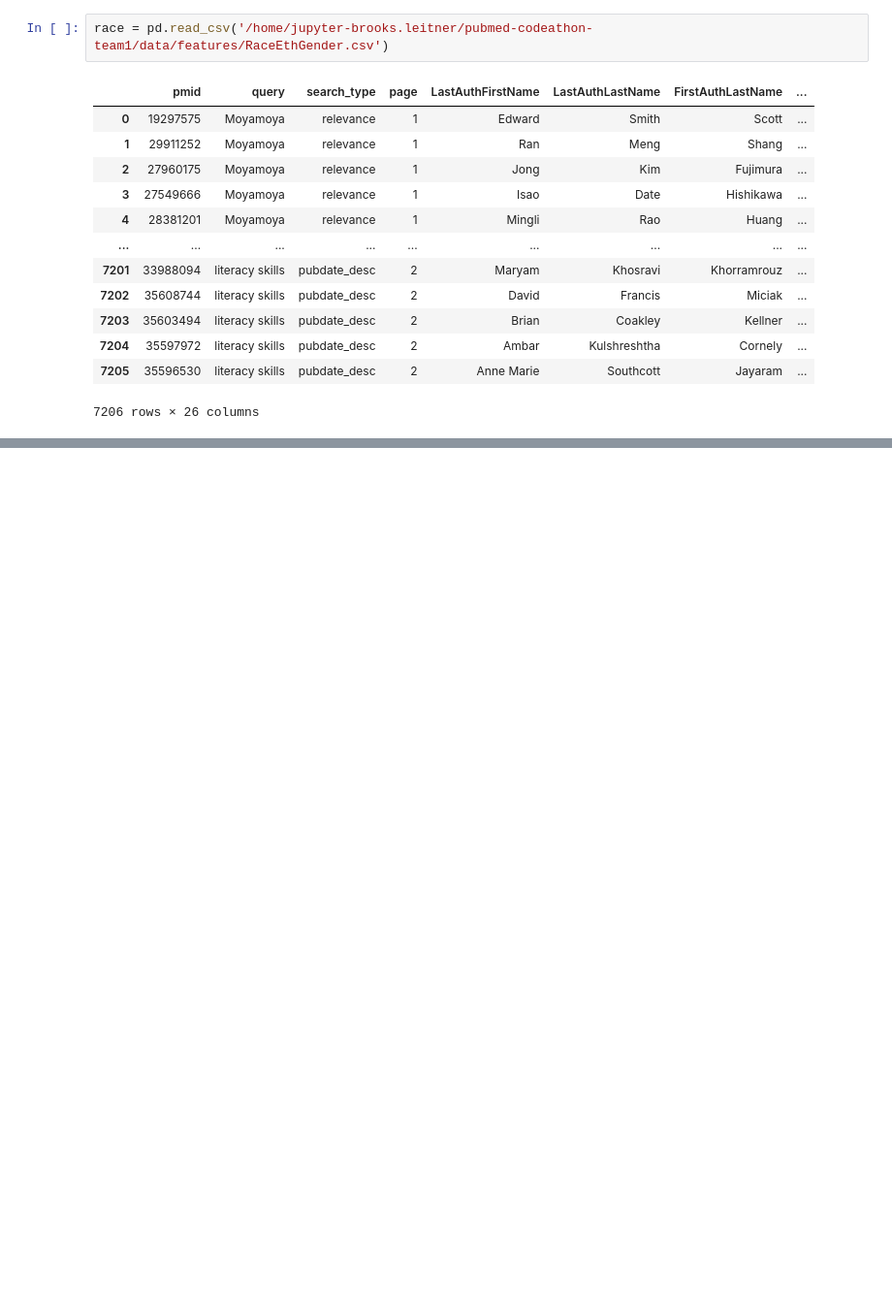
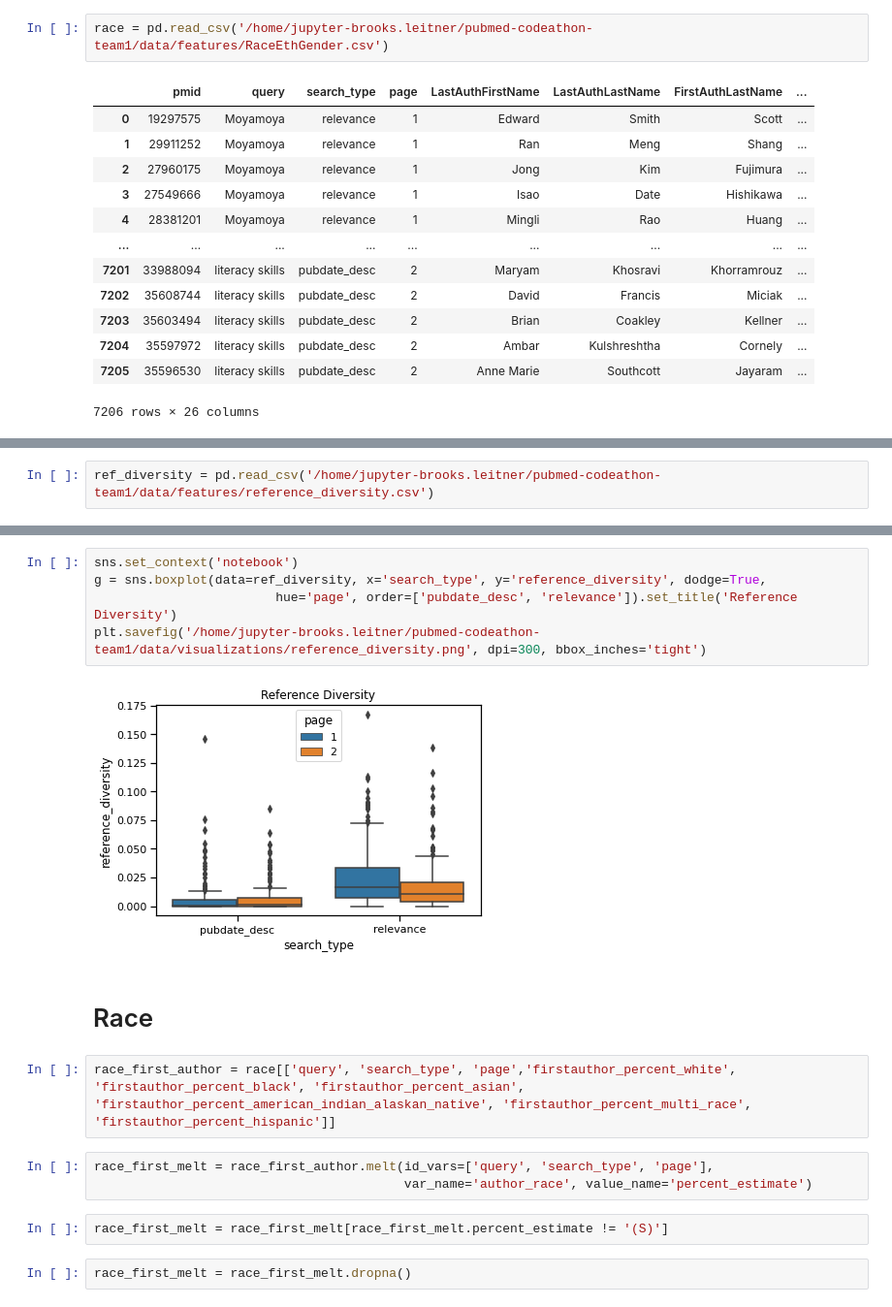
Before and after one commit to NCBI-Codeathons/pubmed-codeathon-team1, a Jupyter notebook: notebooks/data_visualizations_bl.ipynb, the cells around one changed output, grey strips where cells are left out. Shown at 97% size. Saved outputs shown, nothing was run; the diff lists cells and outputs as text; blank space fills up the shorter version.

Commit message:
add reference diversity figure

```diff
--- a/notebooks/data_visualizations_bl.ipynb
+++ b/notebooks/data_visualizations_bl.ipynb
@@ -397,0 +337,2 @@ race_first_melt['percent_estimate'] = numeric_list
+# %%
+ref_diversity = pd.read_csv('/home/jupyter-brooks.leitner/pubmed-codeathon-team1/data/features/reference_diversity.csv')
@@ -397,0 +351,18 @@ race_first_melt['percent_estimate'] = numeric_list
+# %%
+sns.set_context('notebook')
+g = sns.boxplot(data=ref_diversity, x='search_type', y='reference_diversity', dodge=True,
+                        hue='page', order=['pubdate_desc', 'relevance']).set_title('Reference Diversity')
+plt.savefig('/home/jupyter-brooks.leitner/pubmed-codeathon-team1/data/visualizations/reference_diversity.png', dpi=300, bbox_inches='tight')
+# %% [output]
+[figure, added]
+# %% [markdown]
+# Race
+# %%
+race_first_author = race[['query', 'search_type', 'page','firstauthor_percent_white', 'firstauthor_percent_black', 'firstauthor_percent_asian', 'firstauthor_percent_american_indian_alaskan_native', 'firstauthor_percent_multi_race', 'firstauthor_percent_hispanic']]
+# %%
+race_first_melt = race_first_author.melt(id_vars=['query', 'search_type', 'page'],
+                                         var_name='author_race', value_name='percent_estimate')
+# %%
+race_first_melt = race_first_melt[race_first_melt.percent_estimate != '(S)']
+# %%
+race_first_melt = race_first_melt.dropna()
```
Also changed, not shown: parts of 40 cells of this notebook, 1 other file.
